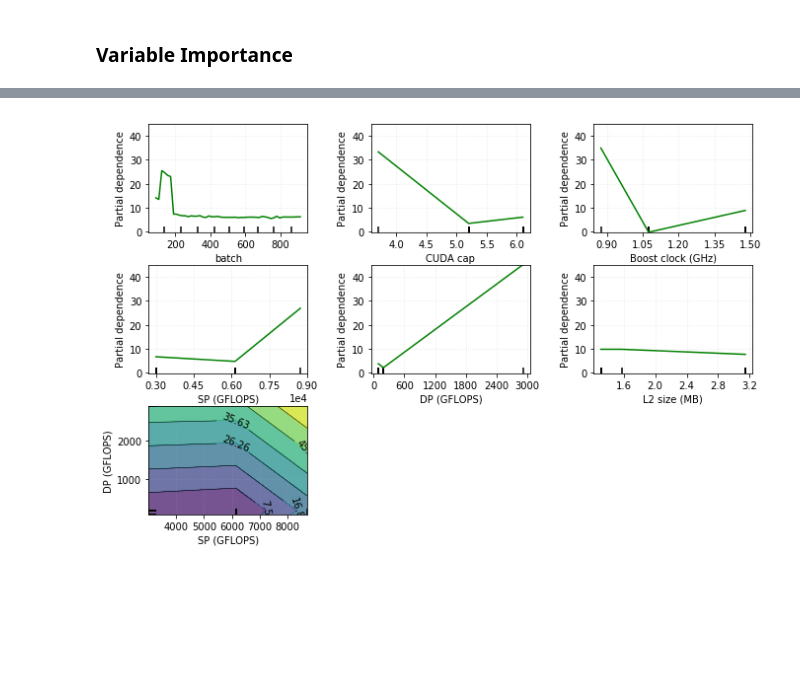
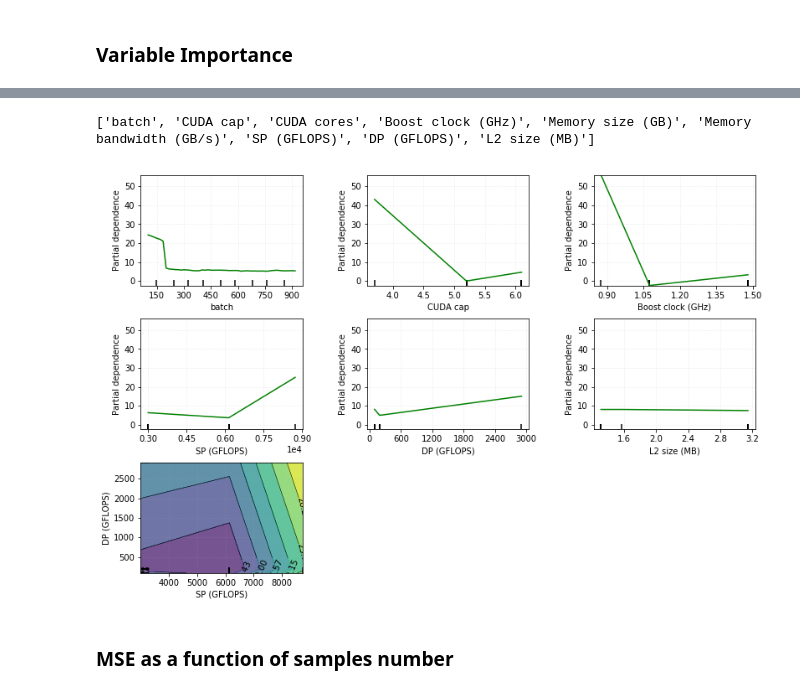
Before and after one commit to pyotr777/mlbenchmarks, a Jupyter notebook: Chainer/predictions/microseries_predict_time_multiplatforms_MSEperTrainSetSize.ipynb, the cells around one changed output, grey strips where cells are left out. Saved outputs shown, nothing was run; the diff lists cells and outputs as text; code cells hidden in the pictures; blank space fills up the shorter version.

```diff
--- a/Chainer/predictions/microseries_predict_time_multiplatforms_MSEperTrainSetSize.ipynb
+++ b/Chainer/predictions/microseries_predict_time_multiplatforms_MSEperTrainSetSize.ipynb
@@ -161,7 +164,7 @@ def fileToDF_K80(logfile, debug=False):
 
     return df
 # %%
-df_K80=readLogsK80("logs/microseries/K80")
+df_K80=readLogsK80("../logs/microseries/K80")
 df_K80.describe()
 # %% [output]
 |  | batch | learn | epoch | time |
@@ -229,7 +232,7 @@ mdf.head()
 # %% [output]
 GPU_data.csv
 # %%
-GPU_df = pd.read_csv("../GPU_data.csv")
+GPU_df = pd.read_csv("GPU_data.csv")
 GPU_df.head()
 # %% [output]
 |  | GPU model | CUDA cap | CUDA cores | Boost clock (GHz) | Memory size (GB) | Memory bandwidth (GB/s) | ... |
@@ -286,10 +289,11 @@ array(['GPU', 'CUDA cap', 'CUDA cores', 'Boost clock (GHz)',
        'Memory size (GB)', 'Memory bandwidth (GB/s)', 'SP (GFLOPS)',
        'DP (GFLOPS)', 'L2 size (MB)'], dtype=object)
 # %%
-features = ['batch', 'CUDA cap', 'CUDA cores', 'Boost clock (GHz)',  'Memory size (GB)', 'Memory bandwidth (GB/s)', 'SP (GFLOPS)',
-       'DP (GFLOPS)', 'L2 size (MB)']
+features = ['batch', 'CUDA cap', 'CUDA cores', 'Boost clock (GHz)',  'Memory size (GB)',
+            'Memory bandwidth (GB/s)', 'SP (GFLOPS)',
+            'DP (GFLOPS)', 'L2 size (MB)']
 X = df[features].values
 Y = df["time"].values
-X.shape
+print X.shape
 X[:2]
 # %% [output]
@@ -390,5 +397,5 @@ plt.show()
 # %%
-gbr = GradientBoostingRegressor(n_estimators=100, max_depth=4,
+gbr = GradientBoostingRegressor(n_estimators=100, max_depth=10,
                                     learning_rate=0.1, loss='huber',
                                     random_state=1)
 gbr.fit(X_train, Y_train)
@@ -401,16 +408,20 @@ GradientBoostingRegressor(alpha=0.9, criterion='friedman_mse', init=None,
              min_weight_fraction_leaf=0.0, n_estimators=100,
              presort='auto', random_state=1, subsample=1.0, verbose=0,
              warm_start=False)
+# %%
+print features
+# %% [output]
+['batch', 'CUDA cap', 'CUDA cores', 'Boost clock (GHz)', 'Memory size (GB)', 'Memory bandwidth (GB/s)', 'SP (GFLOPS)', 'DP (GFLOPS)', 'L2 size (MB)']
 # %%
-names = ['batch', 'CUDA cap', 'CUDA cores', 'Boost clock (GHz)',  'Memory size (GB)', 'Memory bandwidth (GB/s)', 'SP (GFLOPS)',
-       'DP (GFLOPS)', 'L2 size (MB)']
-features = [0, 1, 3,6,7, 8,(6,7)]
-fig, axs = plot_partial_dependence(gbr, X_train, features,
-                                   feature_names=names,
-                                   n_jobs=3, grid_resolution=50,figsize=(10,10))
+features_idx = [0, 1, 3,6,7, 8,(6,7)]
+fig, axs = plot_partial_dependence(gbr, X_train, features_idx,
+                                   feature_names=features,
+                                   n_jobs=3, grid_resolution=50,figsize=(12,12))
 #plt.subplots_adjust(top=1)  # tight_layout causes overlap with suptitle
 for ax in axs:
     ax.grid(ls=":",alpha=0.3)
 fig.show()
 # %% [output]
-[figure, old version]
+[figure, new version]
+# %% [markdown]
+### MSE as a function of samples number
```
Also changed, not shown: parts of 34 cells of this notebook, 2 other files.
